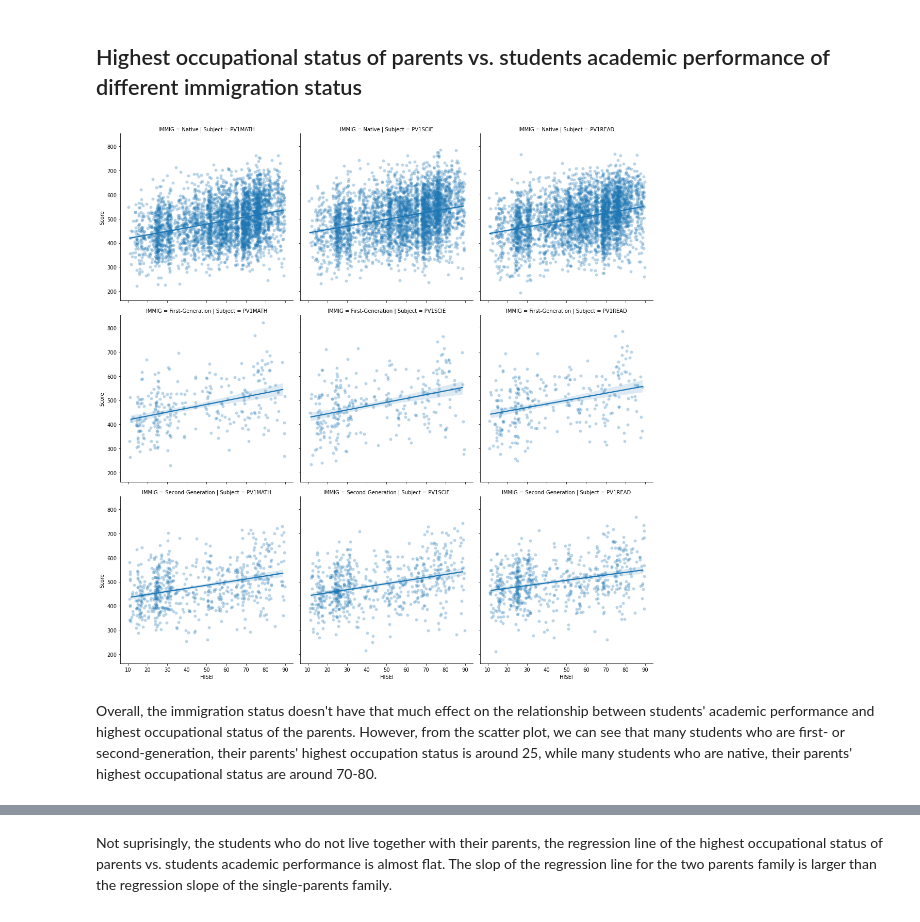
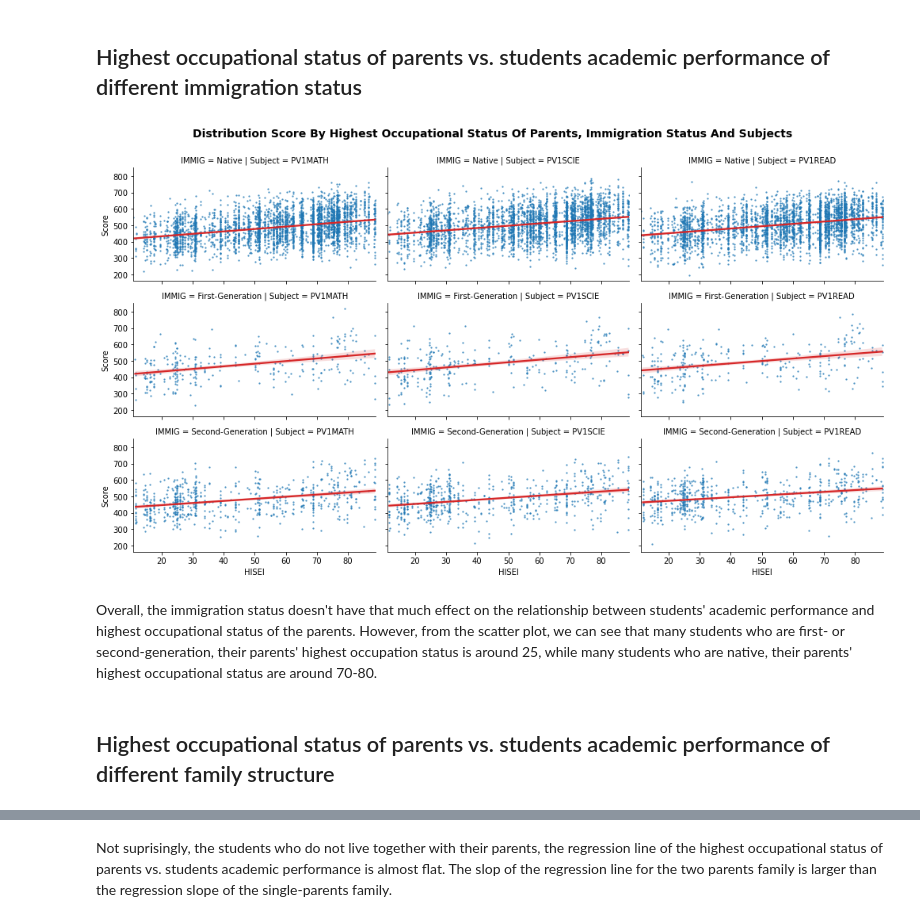
Before and after one commit to dli082/pisa2012_data_analysis, a Jupyter notebook: Part_I_exploration_pisa2012.ipynb, the cells around one changed output, grey strips where cells are left out. Drawn from its saved outputs; the diff is of its cells as text; code cells hidden in the pictures.

Commit message:
Add plots titles, update legend

```diff
--- a/Part_I_exploration_pisa2012.ipynb
+++ b/Part_I_exploration_pisa2012.ipynb
@@ -20,7 +20,7 @@ import seaborn as sb
 cols_list = ['CNT','SCHOOLID', 'STIDSTD','ST04Q01','IMMIG','FAMSTRUC','BFMJ2', 'BMMJ1','HISEI', 'FISCED','MISCED','HISCED',
              'OUTHOURS','PARED','PV1MATH','PV1READ', 'PV1SCIE']
 # %%
-df_student = pd.read_csv("pisa2012.csv", encoding= 'unicode_escape', usecols = cols_list)
+df_student = pd.read_csv("pisa2012.txt", encoding= 'unicode_escape', usecols = cols_list)
 # %%
 pd.set_option('display.max_columns', None)
 df_student.sample(5)
@@ -531,11 +539,20 @@ Again, the student's gender doesn't have much influence on the relationship betw
 ## Highest occupational status of parents vs. students academic performance of different immigration status
 # %%
 # regression plot of occupational status and students's score
-sb.lmplot(x='HISEI', y="Score", col = 'Subject',row= 'IMMIG', x_jitter = True,scatter_kws={"linewidth":0,"alpha":.3},
+g= sb.lmplot(x='HISEI', y="Score", col = 'Subject',row= 'IMMIG', scatter_kws={"linewidth":0,"s":5},line_kws={"color":'tab:red'},
                 data=df_us2, sharey = True);
+# Main title
+plt.suptitle("Distribution score by Highest occupational status of parents, immigration status and subjects".title(), y =1
+             ,fontsize = 14, weight ='bold');
+# Set plot dimentions - figure level
+g.fig.set_size_inches(14,8);
+# optimize distance between subplots
+plt.tight_layout();
 # %% [output]
-[figure, old version]
+[figure, new version]
 # %% [markdown]
 Overall, the immigration status doesn't have that much effect on the relationship between students' academic performance and highest occupational status of the parents. However, from the scatter plot, we can see that many students who are first- or second-generation, their parents' highest occupation status is around 25, while many students who are native, their parents' highest occupational status are around 70-80.
+# %% [markdown]
+## Highest occupational status of parents vs. students academic performance of different family structure
 # %%
 # regression plot of occupational status and students's score
```
Also changed, not shown: parts of 9 cells of this notebook, 7 other files.
